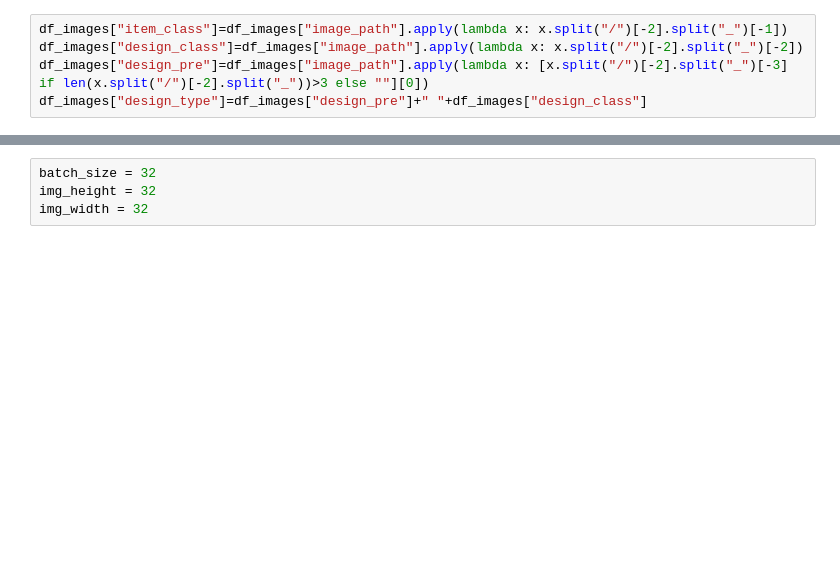
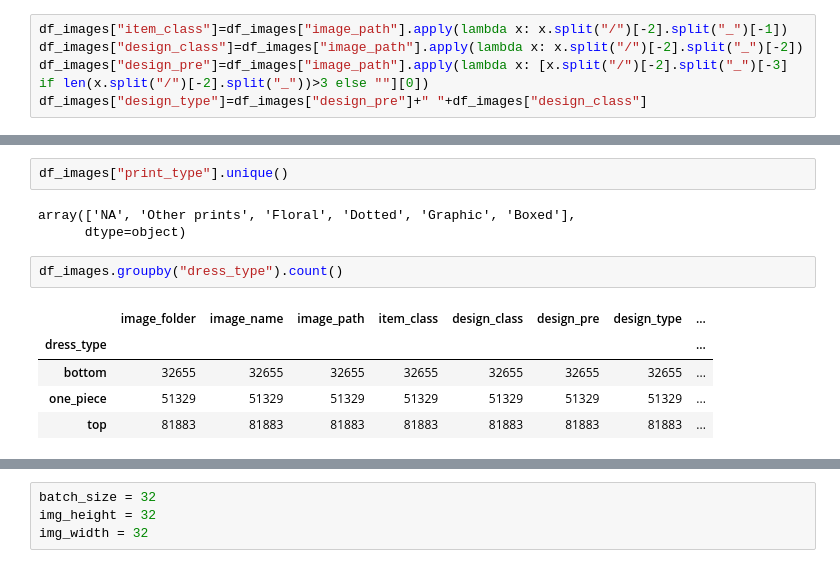
Before and after one commit to juhi2811/DeepFashionFeaturizer, a Jupyter notebook: Multi_output_dnn.ipynb, the cells around one changed output, grey strips where cells are left out. Saved outputs shown, nothing was run; the diff lists cells and outputs as text; blank space fills up the shorter version.

```diff
--- a/Multi_output_dnn.ipynb
+++ b/Multi_output_dnn.ipynb
@@ -178,0 +194,13 @@ df_images[df_images["design_type"].str.contains("Baroque")]
+# %%
+df_images["print_type"].unique()
+# %% [output]
+array(['NA', 'Other prints', 'Floral', 'Dotted', 'Graphic', 'Boxed'],
+      dtype=object)
+# %%
+df_images.groupby("dress_type").count()
+# %% [output]
+|  | image_folder | image_name | image_path | item_class | design_class | design_pre | design_type | ... |
+| dress_type |  |  |  |  |  |  |  | ... |
+| bottom | 32655 | 32655 | 32655 | 32655 | 32655 | 32655 | 32655 | ... |
+| one_piece | 51329 | 51329 | 51329 | 51329 | 51329 | 51329 | 51329 | ... |
+| top | 81883 | 81883 | 81883 | 81883 | 81883 | 81883 | 81883 | ... |
```
Also changed, not shown: parts of 87 cells of this notebook.
